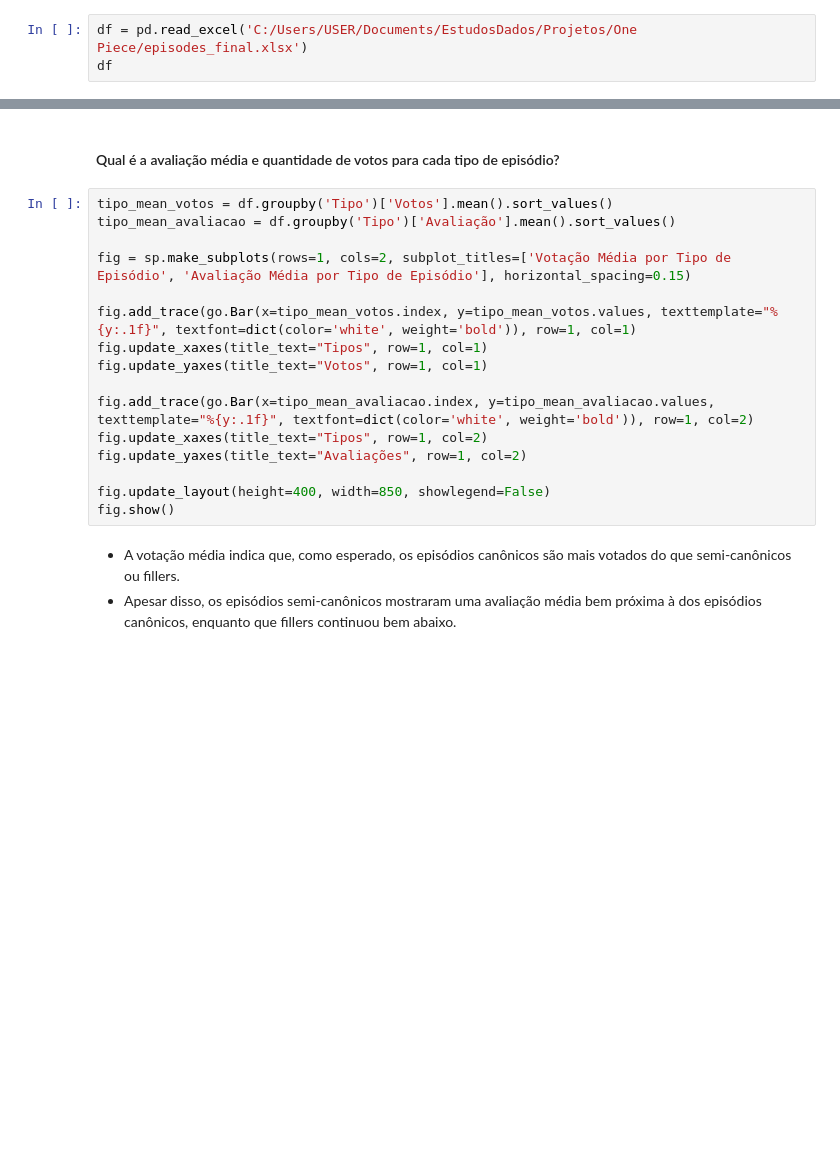
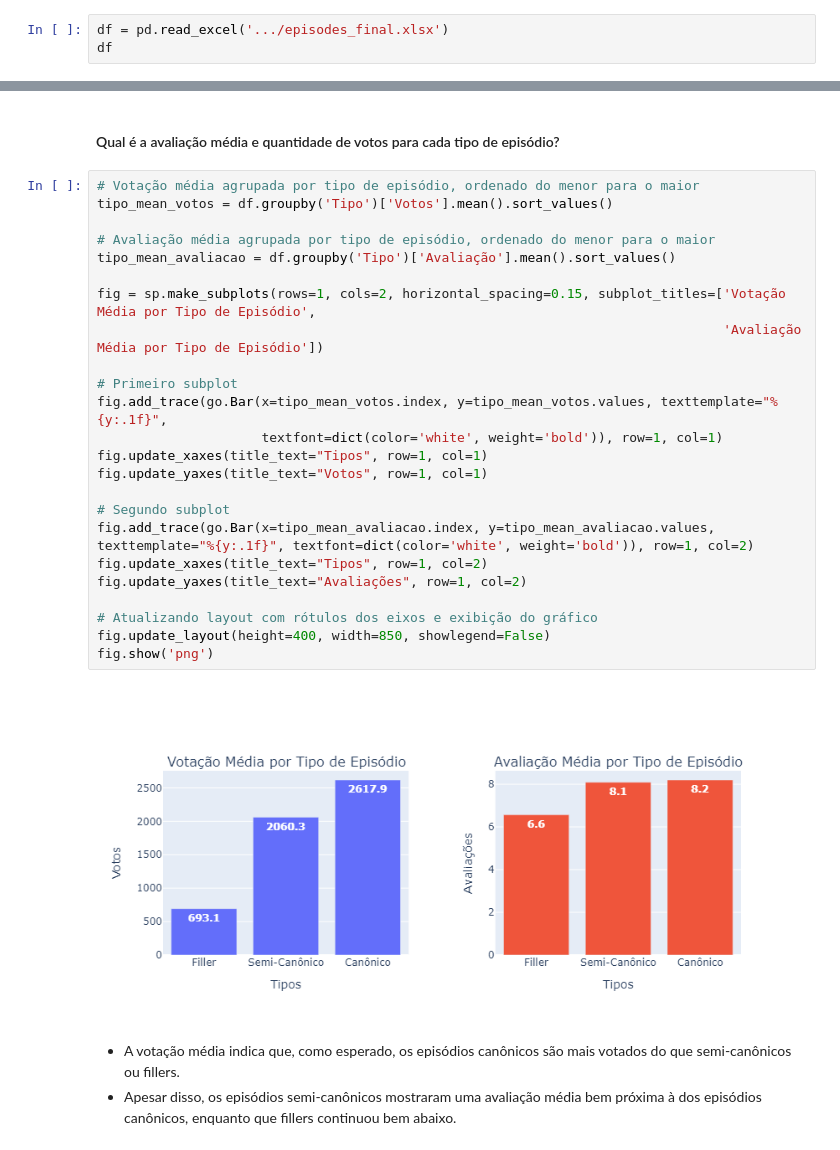
Before and after one commit to matheussmelo/OnePieceProject, a Jupyter notebook: 2. EDA.ipynb, the cells around one changed output, grey strips where cells are left out. Drawn from its saved outputs; the diff is of its cells as text; blank space fills up the shorter version.

Commit message:
Documentação com comentários

```diff
--- a/2. EDA.ipynb
+++ b/2. EDA.ipynb
@@ -42,7 +42,7 @@ import plotly.graph_objects as go
 # %% [markdown]
 #### Leitura do Dataset principal
 # %%
-df = pd.read_excel('C:/Users/USER/Documents/EstudosDados/Projetos/One Piece/episodes_final.xlsx')
+df = pd.read_excel('.../episodes_final.xlsx')
 df
 # %% [output]
 |  | Episódio | Arco | Tipo | Título | Lançamento | Votos | Avaliação |
@@ -159,21 +171,31 @@ fig.show()
 # %% [markdown]
 #### Qual é a avaliação média e quantidade de votos para cada tipo de episódio?
 # %%
+# Votação média agrupada por tipo de episódio, ordenado do menor para o maior
 tipo_mean_votos = df.groupby('Tipo')['Votos'].mean().sort_values()
+
+# Avaliação média agrupada por tipo de episódio, ordenado do menor para o maior
 tipo_mean_avaliacao = df.groupby('Tipo')['Avaliação'].mean().sort_values()
 
-fig = sp.make_subplots(rows=1, cols=2, subplot_titles=['Votação Média por Tipo de Episódio', 'Avaliação Média por Tipo de Episódio'], horizontal_spacing=0.15)
+fig = sp.make_subplots(rows=1, cols=2, horizontal_spacing=0.15, subplot_titles=['Votação Média por Tipo de Episódio',
+                                                                                'Avaliação Média por Tipo de Episódio'])
 
-fig.add_trace(go.Bar(x=tipo_mean_votos.index, y=tipo_mean_votos.values, texttemplate="%{y:.1f}", textfont=dict(color='white', weight='bold')), row=1, col=1)
+# Primeiro subplot
+fig.add_trace(go.Bar(x=tipo_mean_votos.index, y=tipo_mean_votos.values, texttemplate="%{y:.1f}",
+                     textfont=dict(color='white', weight='bold')), row=1, col=1)
 fig.update_xaxes(title_text="Tipos", row=1, col=1)
 fig.update_yaxes(title_text="Votos", row=1, col=1)
 
+# Segundo subplot
 fig.add_trace(go.Bar(x=tipo_mean_avaliacao.index, y=tipo_mean_avaliacao.values, texttemplate="%{y:.1f}", textfont=dict(color='white', weight='bold')), row=1, col=2)
 fig.update_xaxes(title_text="Tipos", row=1, col=2)
 fig.update_yaxes(title_text="Avaliações", row=1, col=2)
 
+# Atualizando layout com rótulos dos eixos e exibição do gráfico
 fig.update_layout(height=400, width=850, showlegend=False)
-fig.show()
+fig.show('png')
+# %% [output]
+[figure, added]
 # %% [markdown]
 - A votação média indica que, como esperado, os episódios canônicos são mais votados do que semi-canônicos ou fillers.
 - Apesar disso, os episódios semi-canônicos mostraram uma avaliação média bem próxima à dos episódios canônicos, enquanto que fillers continuou bem abaixo.
```
Also changed, not shown: parts of 9 cells of this notebook, 1 other file.
